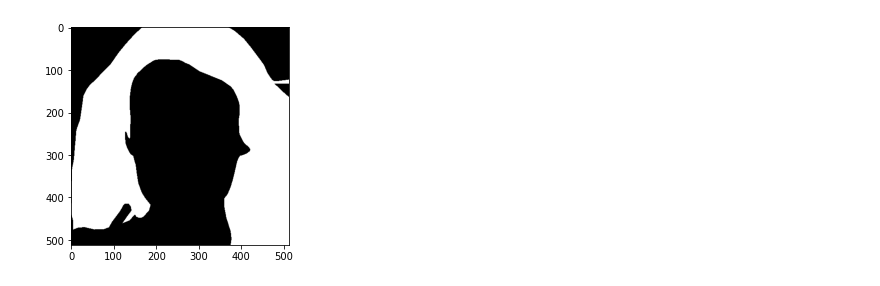
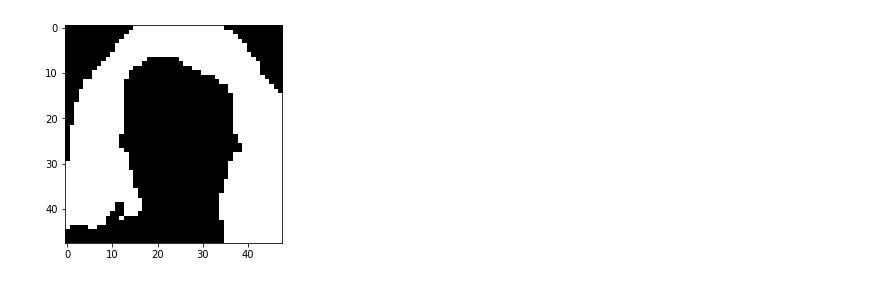
Before and after one commit to VoodooPrograms/hair-segmentation, a Jupyter notebook: hair_segmentation.ipynb, the cells around one changed output. Cells and saved outputs as stored; diff of their text form; code cells hidden in the pictures.

```diff
--- a/hair_segmentation.ipynb
+++ b/hair_segmentation.ipynb
@@ -44,11 +45,14 @@ C_IMG_CHANNELS = 1
 # %%
 from PIL import Image, ImageOps
 
-def load_image(path: str, filename: str, reshape: tuple = (), greyscale: bool = False, normalize: bool = False):
+def load_image(path: str, filename: str, reshape: tuple = (), greyscale: bool = False, normalize: bool = False, mask = False):
     og_image = Image.open(f"{path}/{filename}")
 
     if reshape:
-        og_image = og_image.resize(reshape)
+        if mask:
+            og_image = og_image.resize(reshape, Image.Resampling.NEAREST)
+        else:
+            og_image = og_image.resize(reshape)
 
     if greyscale:
         og_image = ImageOps.grayscale(og_image)
@@ -81,8 +79,8 @@ plot_image(image, (C_IMG_SIZE, C_IMG_SIZE, C_IMG_CHANNELS))
 # %%
-image = load_image(f'CelebAMask-HQ/CelebAMask-HQ-mask-anno/0', f'00001_hair.png')
-plot_image(image, (512, 512, 3))
+image = load_image(f'CelebAMask-HQ/CelebAMask-HQ-mask-anno/0', f'00001_hair.png', (48, 48), mask=True)
+plot_image(image, (48, 48, 3))
 # %% [output]
-[figure, old version]
+[figure, new version]
 # %%
 %%time
 import os
```
Also changed, not shown: parts of 14 cells of this notebook.
